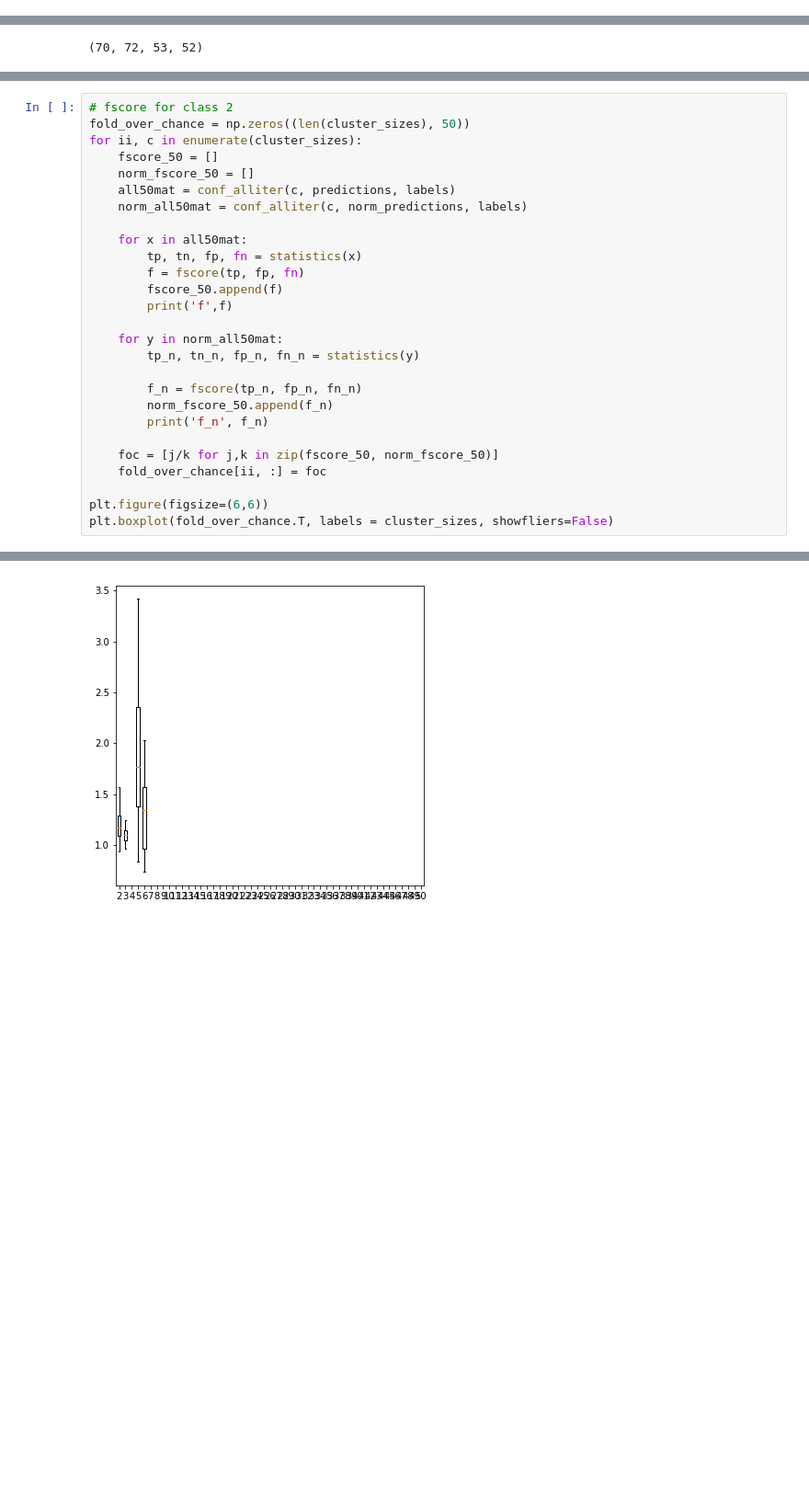
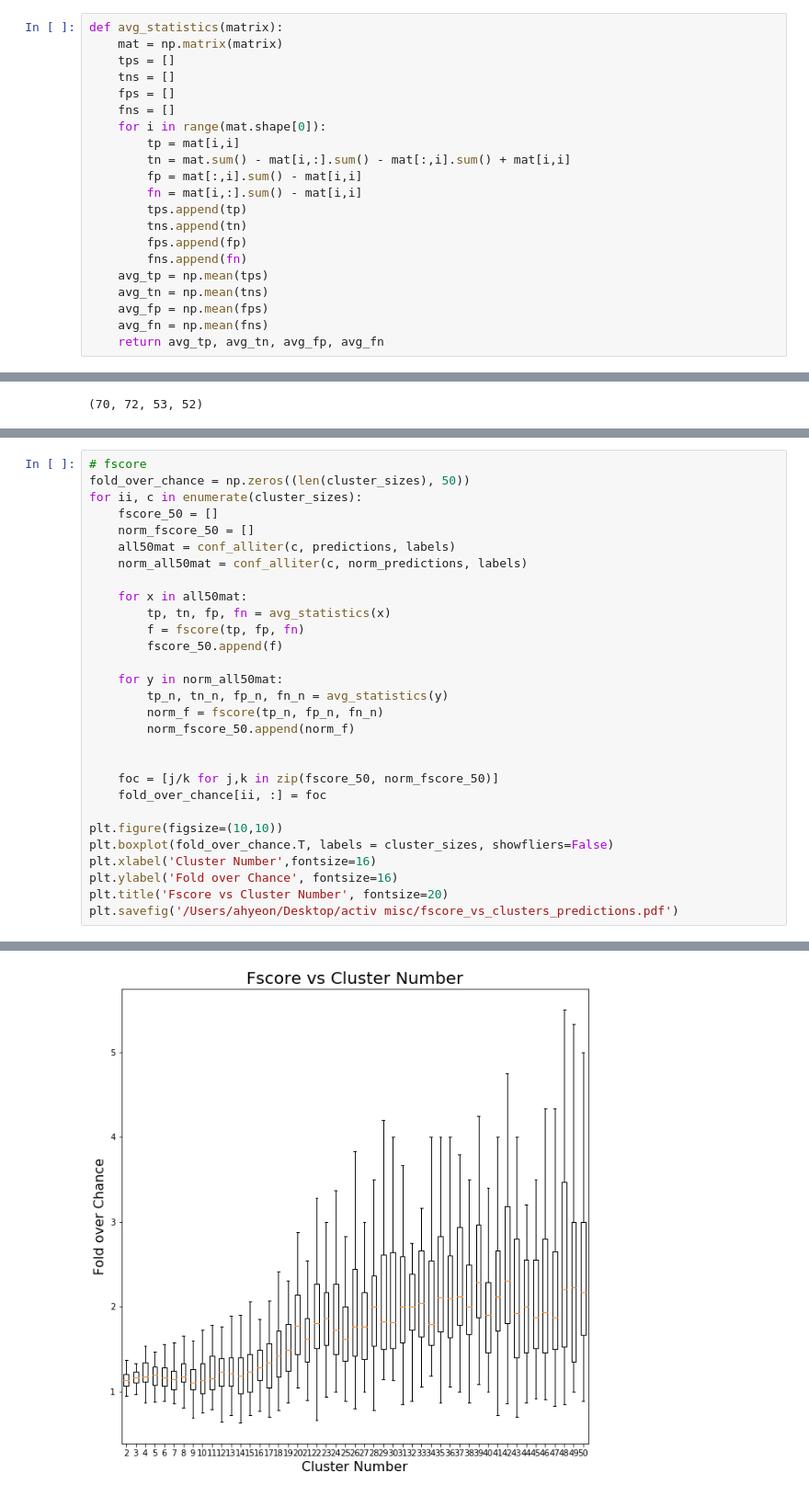
Before and after one commit to BouchardLab/ML_4_prec_prognosis, a Jupyter notebook: notebooks/confusion_matrix_values.ipynb, the cells around one changed output, grey strips where cells are left out. Shown at 92% size. Saved outputs shown, nothing was run; the diff lists cells and outputs as text; blank space fills up the shorter version.

```diff
--- a/notebooks/confusion_matrix_values.ipynb
+++ b/notebooks/confusion_matrix_values.ipynb
@@ -36,6 +36,27 @@ def statistics(matrix):
     fp = mat[:,i].sum() - mat[i,i]
     fn = mat[i,:].sum() - mat[i,i]
     return tp, tn, fp, fn
+# %%
+def avg_statistics(matrix):
+    mat = np.matrix(matrix)
+    tps = []
+    tns = []
+    fps = []
+    fns = []
+    for i in range(mat.shape[0]):
+        tp = mat[i,i]
+        tn = mat.sum() - mat[i,:].sum() - mat[:,i].sum() + mat[i,i]
+        fp = mat[:,i].sum() - mat[i,i]
+        fn = mat[i,:].sum() - mat[i,i]
+        tps.append(tp)
+        tns.append(tn)
+        fps.append(fp)
+        fns.append(fn)
+    avg_tp = np.mean(tps)
+    avg_tn = np.mean(tns)
+    avg_fp = np.mean(fps)
+    avg_fn = np.mean(fns)
+    return avg_tp, avg_tn, avg_fp, avg_fn
 # %%
 def accuracy(mat):
     return mat.trace()/mat.sum()
@@ -58,5 +162,5 @@ a,b,c,d
 # %%
-# fscore for class 2
+# fscore
 fold_over_chance = np.zeros((len(cluster_sizes), 50))
 for ii, c in enumerate(cluster_sizes):
     fscore_50 = []
@@ -65,21 +169,23 @@ for ii, c in enumerate(cluster_sizes):
     norm_all50mat = conf_alliter(c, norm_predictions, labels)
 
     for x in all50mat:
-        tp, tn, fp, fn = statistics(x)
+        tp, tn, fp, fn = avg_statistics(x)
         f = fscore(tp, fp, fn)
         fscore_50.append(f)
-        print('f',f)
 
     for y in norm_all50mat:
-        tp_n, tn_n, fp_n, fn_n = statistics(y)
+        tp_n, tn_n, fp_n, fn_n = avg_statistics(y)
+        norm_f = fscore(tp_n, fp_n, fn_n)
+        norm_fscore_50.append(norm_f)
 
-        f_n = fscore(tp_n, fp_n, fn_n)
-        norm_fscore_50.append(f_n)
-        print('f_n', f_n)
 
     foc = [j/k for j,k in zip(fscore_50, norm_fscore_50)]
     fold_over_chance[ii, :] = foc
 
-plt.figure(figsize=(6,6))
+plt.figure(figsize=(10,10))
 plt.boxplot(fold_over_chance.T, labels = cluster_sizes, showfliers=False)
+plt.xlabel('Cluster Number',fontsize=16)
+plt.ylabel('Fold over Chance', fontsize=16)
+plt.title('Fscore vs Cluster Number', fontsize=20)
+plt.savefig('/Users/ahyeon/Desktop/activ misc/fscore_vs_clusters_predictions.pdf')
 # %% [output]
@@ -137 +192 @@ f_n 0.0
-[figure, old version]
+[figure, new version]
```
Also changed, not shown: parts of 5 cells of this notebook, 1 other file.
